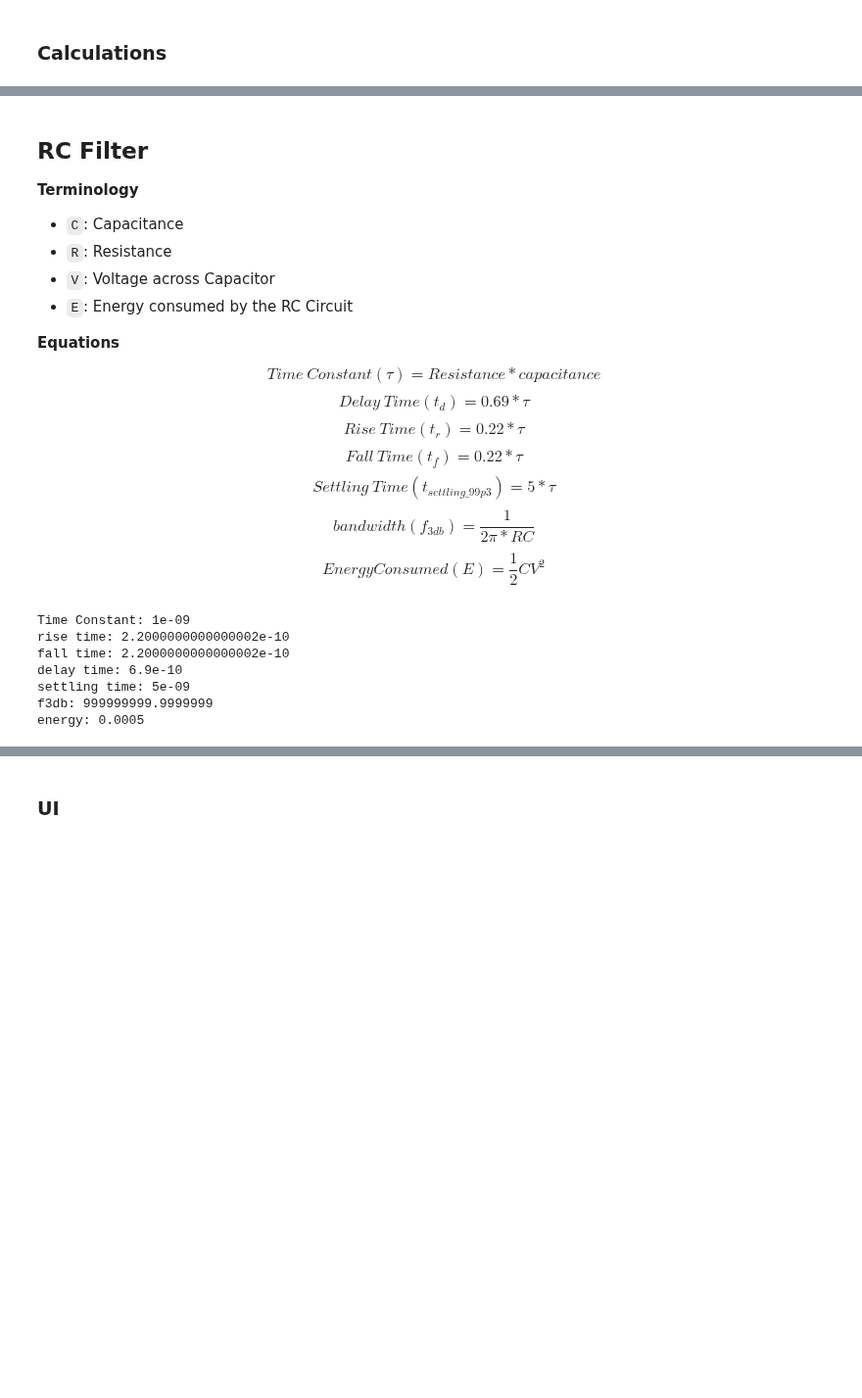
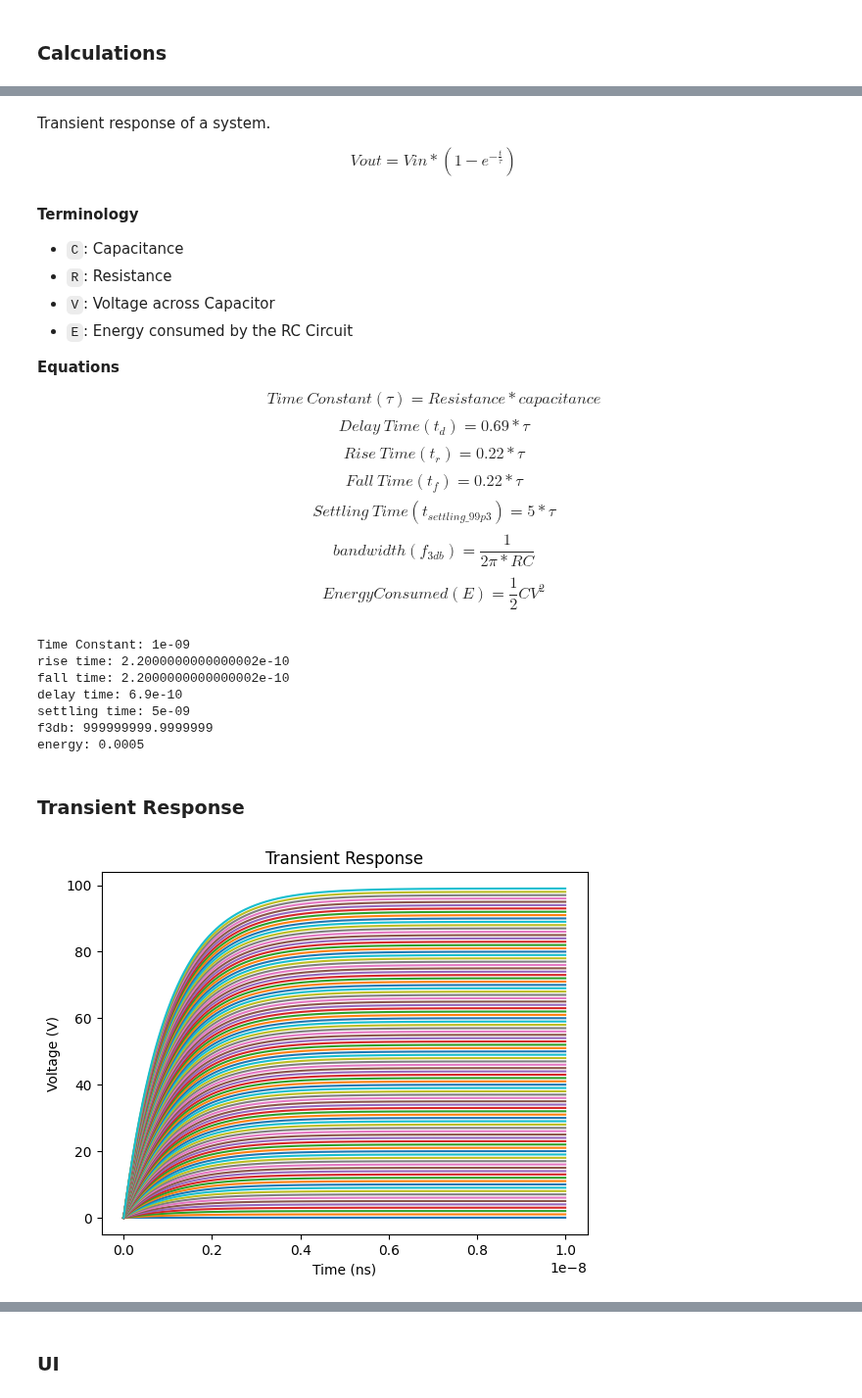
Before and after one commit to venkataratnamb20/quicksilicon, a Jupyter notebook: notebooks/auto/inv_auto_prototype.ipynb, the cells around one changed output, grey strips where cells are left out. Shown at 98% size. Cells and saved outputs as stored; diff of their text form; code cells hidden in the pictures; blank space fills up the shorter version.

Commit message:
Added transient for RC Circuit

```diff
--- a/notebooks/auto/inv_auto_prototype.ipynb
+++ b/notebooks/auto/inv_auto_prototype.ipynb
@@ -164,5 +170,8 @@ def get_rise_tc(length: float, width: float) -> float:
+# %% [markdown]
+Transient response of a system.
+
+$$Vout = Vin*(1 - e^{-\frac{t}{\tau}})$$
 # %% [markdown]
-## RC Filter
 
 **Terminology**
 
@@ -336,3 +345,44 @@ delay time: 6.9e-10
 settling time: 5e-09
 f3db: 999999999.9999999
 energy: 0.0005
+# %% [markdown]
+### Transient Response
+# %%
+import numpy as np
+import matplotlib.pyplot as plt
+
+
+timescale = 0.001e-9 # ns
+
+def tran_response(time_constant: float, vin: float) -> np.array:
+    """Transient response
+
+    Args:
+        time_constant (float): Time constant
+        voltage (float): Voltage across capacitor
+
+    Returns:
+        float: Transient response
+    """
+    xtime = np.arange(0, 10 * rcfilt.time_constant, timescale)
+    # vin = np.ones_like(xtime)
+    # transient response
+    vout = vin * (1 - np.exp(-xtime / rcfilt.time_constant))
+    return xtime, vout
+
+
+vin = np.array(np.arange(100))
+# vin = 10
+# xtime, vout = tran_response(rcfilt.time_constant, vin)
+
+# vecres = np.vectorize(tran_response)
+for x in vin:
+    xtime, vout = tran_response(rcfilt.time_constant, x)
+
+    plt.plot(xtime, vout)
+    plt.xlabel("Time (ns)")
+    plt.ylabel("Voltage (V)")
+    plt.title("Transient Response")
+plt.show()
+# %% [output]
+[figure, added]
```
Also changed, not shown: parts of 2 cells of this notebook.
